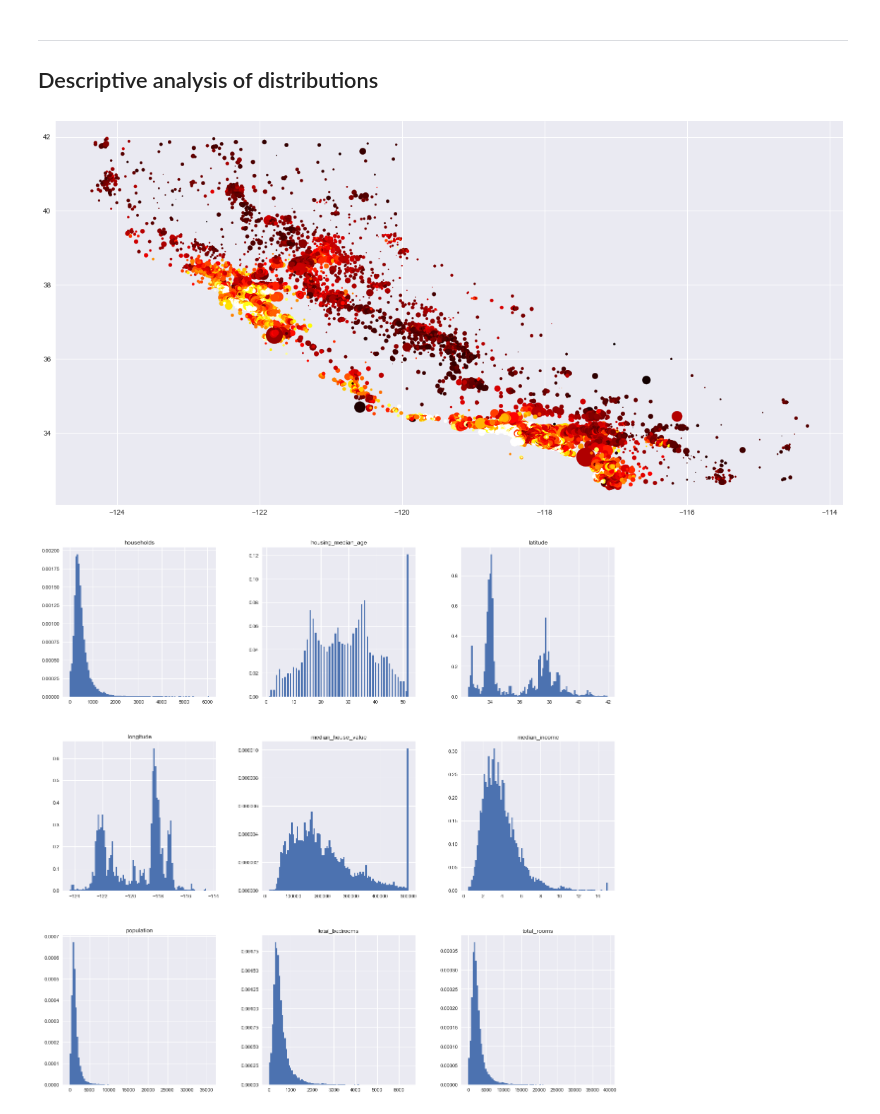
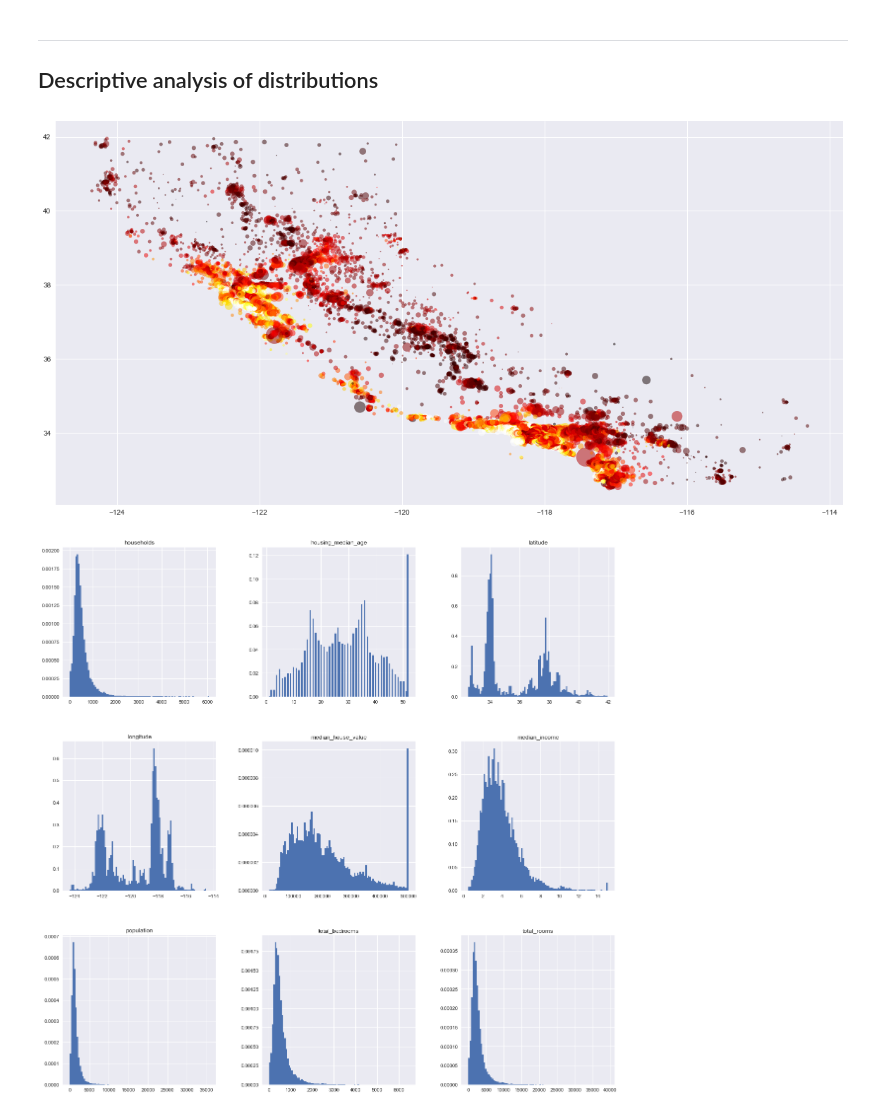
Before and after one commit to marianoju/neuefische, a Jupyter notebook: Multi-Dimensional Linear Regression.ipynb, the cells around one changed output. Drawn from its saved outputs; the diff is of its cells as text; code cells hidden in the pictures.

```diff
--- a/Multi-Dimensional Linear Regression.ipynb
+++ b/Multi-Dimensional Linear Regression.ipynb
@@ -195,13 +173,16 @@ missing_values.head()
 # %%
 """
 For an interactive setting use
 %matplotlib 'notebook'
+as opposed to the default
+%matplotlib 'inline'
 """
 plt.figure(figsize=(20,10))
-plt.scatter(data['longitude'], data['latitude'], c=data['median_house_value'], cmap="hot", s=data['population']/50, label='longitude (x) vs. latitude (y)')
+plt.scatter(data['longitude'], data['latitude'], c=data['median_house_value'], cmap="hot", \
+            alpha=0.5, s=data['population']/50, label='longitude (x) vs. latitude (y)')
 plt.show();
 # %% [output]
-[figure, old version]
+[figure, new version]
 # %%
 data.hist(bins=100, density=True, figsize=(20,20))
 plt.show();
```
Also changed, not shown: parts of 56 cells of this notebook.
